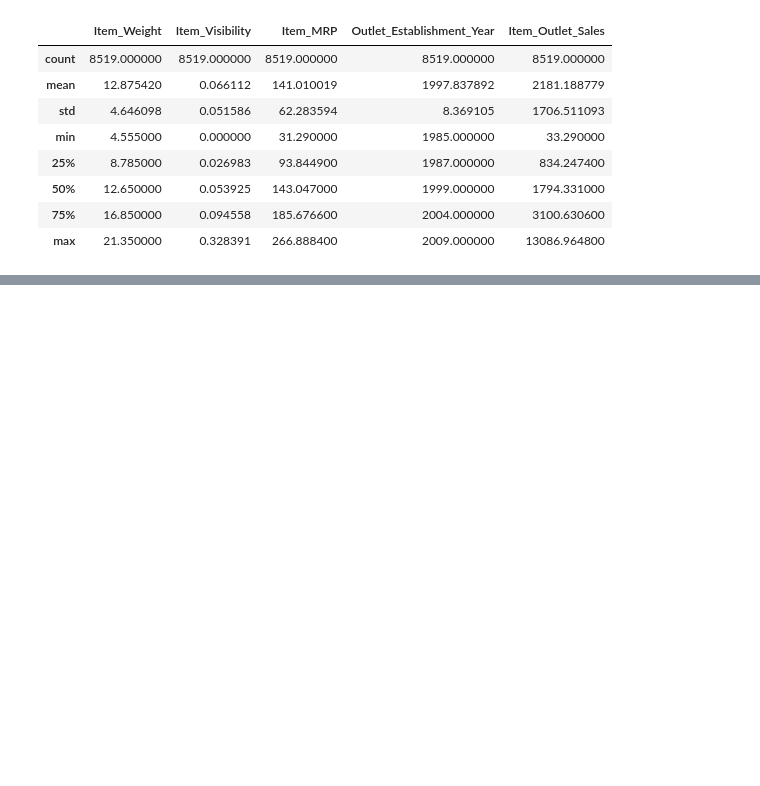
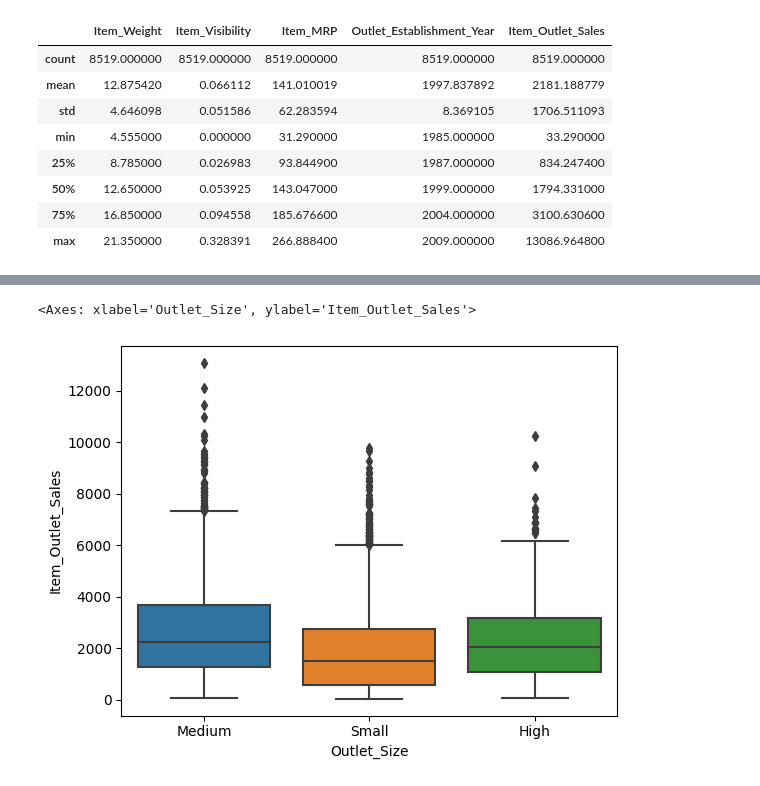
Before and after one commit to Mahdi-Kriaa/food_sales_prediction, a Jupyter notebook: food_sales_prediction.ipynb, the cells around one changed output, grey strips where cells are left out. Cells and saved outputs as stored; diff of their text form; code cells hidden in the pictures; blank space fills up the shorter version.

```diff
--- a/food_sales_prediction.ipynb
+++ b/food_sales_prediction.ipynb
@@ -175,0 +191,5 @@ df_sales.describe()
+# %%
+sns.boxplot(data=df_sales,x="Outlet_Size",y="Item_Outlet_Sales")
+# %% [output]
+<Axes: xlabel='Outlet_Size', ylabel='Item_Outlet_Sales'>
+[figure, added]
```
Also changed, not shown: parts of 9 cells of this notebook.
